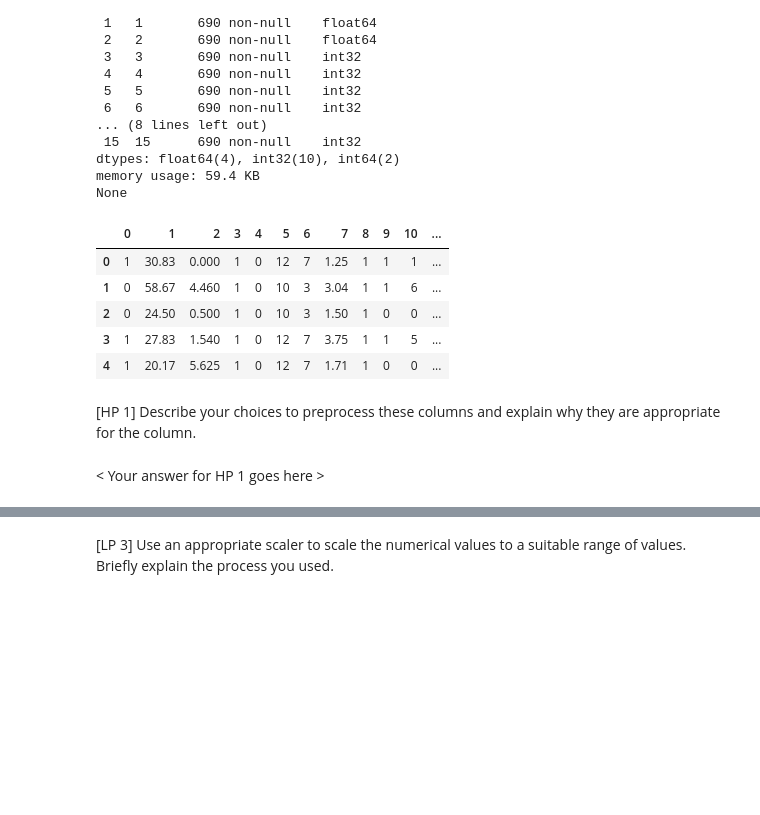
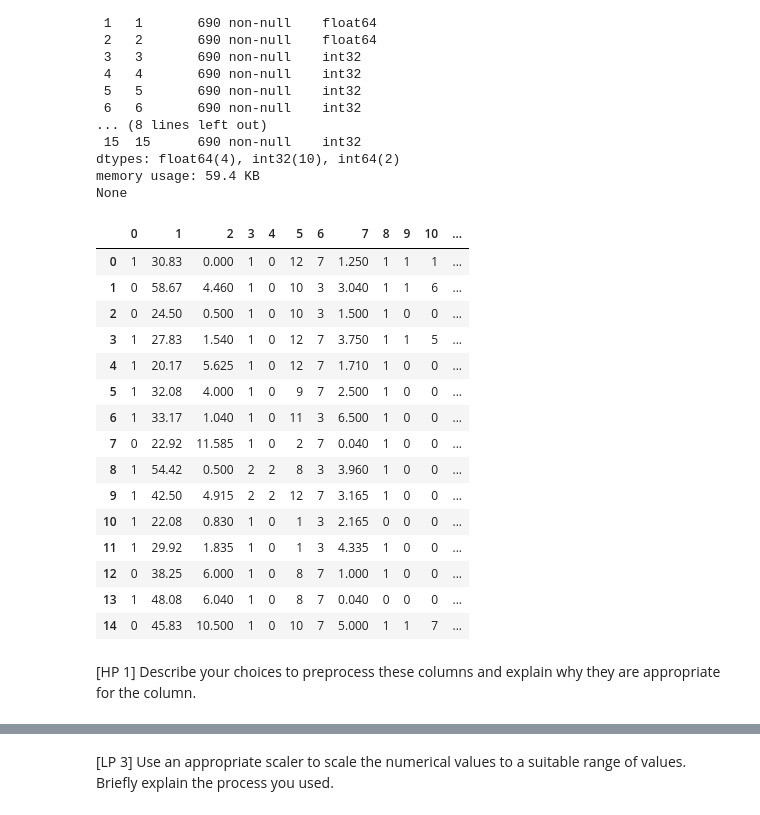
Before and after one commit to ankitajaswal/Cmpe255, a Jupyter notebook: HW1/HW1 Part 1.ipynb, the cells around one changed output, grey strips where cells are left out. Cells and saved outputs as stored; diff of their text form; code cells hidden in the pictures; blank space fills up the shorter version.

```diff
--- a/HW1/HW1 Part 1.ipynb
+++ b/HW1/HW1 Part 1.ipynb
@@ -304,20 +305,26 @@ None
 # %%
 df[0].value_counts()
 
-df.head()
-
-#df.tail()
+df.head(15)
 # %% [output]
 |  | 0 | 1 | 2 | 3 | 4 | 5 | 6 | 7 | 8 | 9 | 10 | ... |
-| 0 | 1 | 30.83 | 0.000 | 1 | 0 | 12 | 7 | 1.25 | 1 | 1 | 1 | ... |
-| 1 | 0 | 58.67 | 4.460 | 1 | 0 | 10 | 3 | 3.04 | 1 | 1 | 6 | ... |
-| 2 | 0 | 24.50 | 0.500 | 1 | 0 | 10 | 3 | 1.50 | 1 | 0 | 0 | ... |
-| 3 | 1 | 27.83 | 1.540 | 1 | 0 | 12 | 7 | 3.75 | 1 | 1 | 5 | ... |
-| 4 | 1 | 20.17 | 5.625 | 1 | 0 | 12 | 7 | 1.71 | 1 | 0 | 0 | ... |
+| 0 | 1 | 30.83 | 0.000 | 1 | 0 | 12 | 7 | 1.250 | 1 | 1 | 1 | ... |
+| 1 | 0 | 58.67 | 4.460 | 1 | 0 | 10 | 3 | 3.040 | 1 | 1 | 6 | ... |
+| 2 | 0 | 24.50 | 0.500 | 1 | 0 | 10 | 3 | 1.500 | 1 | 0 | 0 | ... |
+| 3 | 1 | 27.83 | 1.540 | 1 | 0 | 12 | 7 | 3.750 | 1 | 1 | 5 | ... |
+| 4 | 1 | 20.17 | 5.625 | 1 | 0 | 12 | 7 | 1.710 | 1 | 0 | 0 | ... |
+| 5 | 1 | 32.08 | 4.000 | 1 | 0 | 9 | 7 | 2.500 | 1 | 0 | 0 | ... |
+| 6 | 1 | 33.17 | 1.040 | 1 | 0 | 11 | 3 | 6.500 | 1 | 0 | 0 | ... |
+| 7 | 0 | 22.92 | 11.585 | 1 | 0 | 2 | 7 | 0.040 | 1 | 0 | 0 | ... |
+| 8 | 1 | 54.42 | 0.500 | 2 | 2 | 8 | 3 | 3.960 | 1 | 0 | 0 | ... |
+| 9 | 1 | 42.50 | 4.915 | 2 | 2 | 12 | 7 | 3.165 | 1 | 0 | 0 | ... |
+| 10 | 1 | 22.08 | 0.830 | 1 | 0 | 1 | 3 | 2.165 | 0 | 0 | 0 | ... |
+| 11 | 1 | 29.92 | 1.835 | 1 | 0 | 1 | 3 | 4.335 | 1 | 0 | 0 | ... |
+| 12 | 0 | 38.25 | 6.000 | 1 | 0 | 8 | 7 | 1.000 | 1 | 0 | 0 | ... |
+| 13 | 1 | 48.08 | 6.040 | 1 | 0 | 8 | 7 | 0.040 | 0 | 0 | 0 | ... |
+| 14 | 0 | 45.83 | 10.500 | 1 | 0 | 10 | 7 | 5.000 | 1 | 1 | 7 | ... |
 # %% [markdown]
 [HP 1] Describe your choices to preprocess these columns and explain why they are appropriate for the column.
-# %% [markdown]
-< Your answer for HP 1 goes here >
 # %% [markdown]
 ## Note: Using the information given in crx.names file to preprocess the dataset, considering each given attribute in the dataset is anonymous.
 
```
Also changed, not shown: parts of 12 cells of this notebook.
